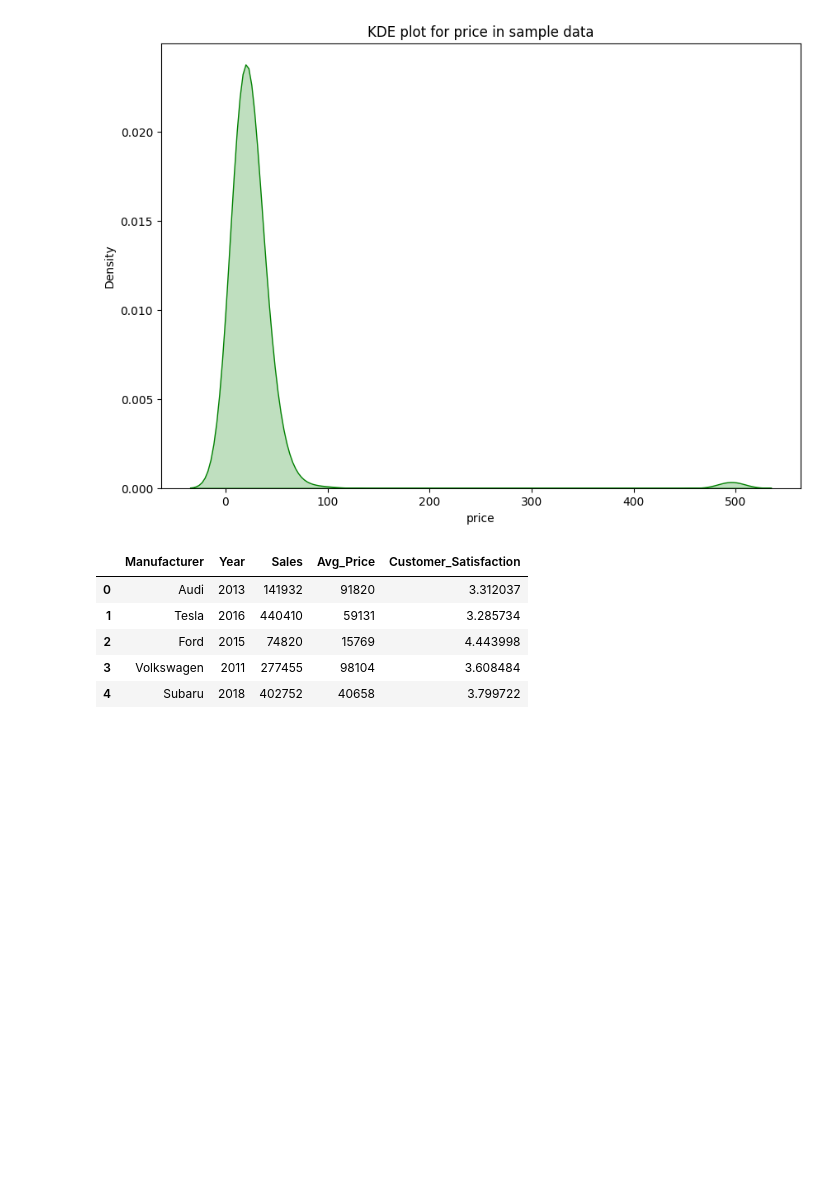
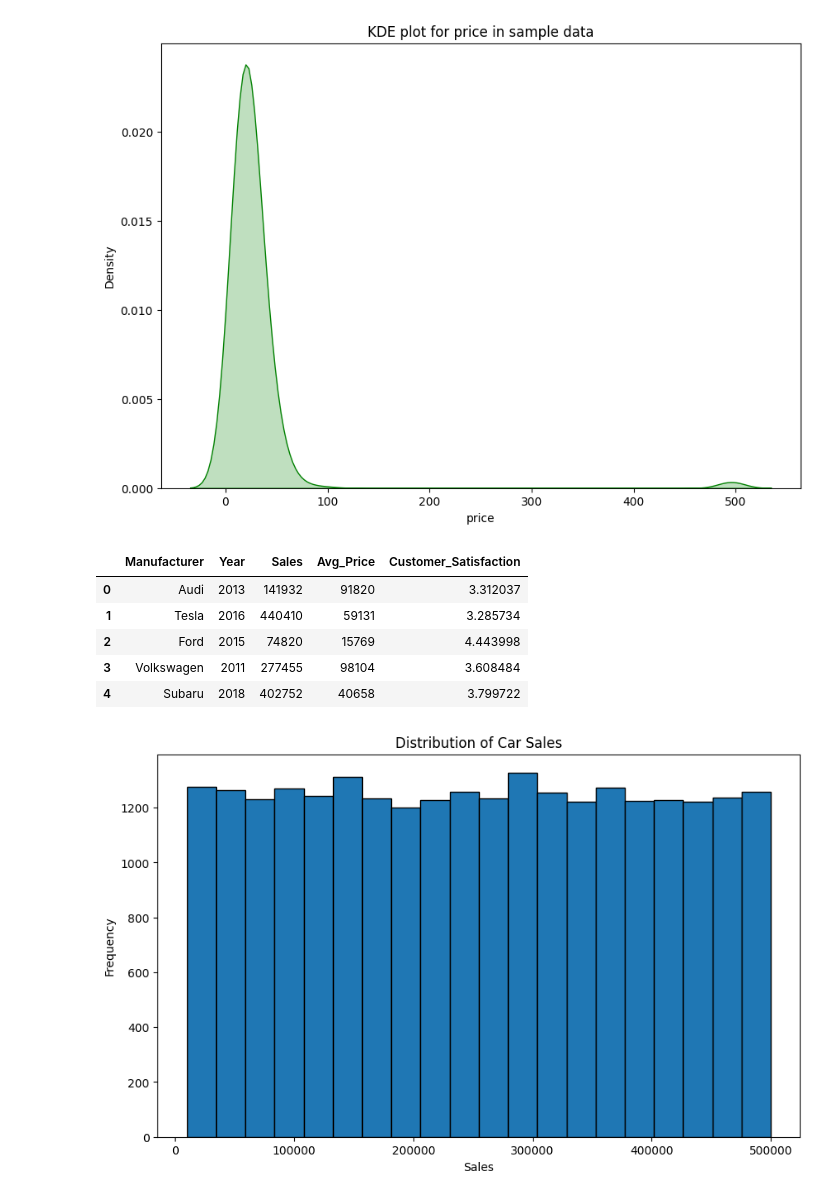
Before and after one commit to siddhantbhattarai/AI-Pre-Foundation, a Jupyter notebook: Day_5_Visualization_Exercise.ipynb, the cells around one changed output. Drawn from its saved outputs; the diff is of its cells as text; code cells hidden in the pictures; blank space fills up the shorter version.

```diff
--- a/Day_5_Visualization_Exercise.ipynb
+++ b/Day_5_Visualization_Exercise.ipynb
@@ -89,3 +89,13 @@ new_df.head()
 | 2 | Ford | 2015 | 74820 | 15769 | 4.443998 |
 | 3 | Volkswagen | 2011 | 277455 | 98104 | 3.608484 |
 | 4 | Subaru | 2018 | 402752 | 40658 | 3.799722 |
+# %%
+# 1. Histogram
+plt.figure(figsize=(10, 6))
+plt.hist(new_df['Sales'], bins=20, edgecolor='black')
+plt.title('Distribution of Car Sales')
+plt.xlabel('Sales')
+plt.ylabel('Frequency')
+plt.show()
+# %% [output]
+[figure, added]
```
Also changed, not shown: parts of 1 cell of this notebook.
